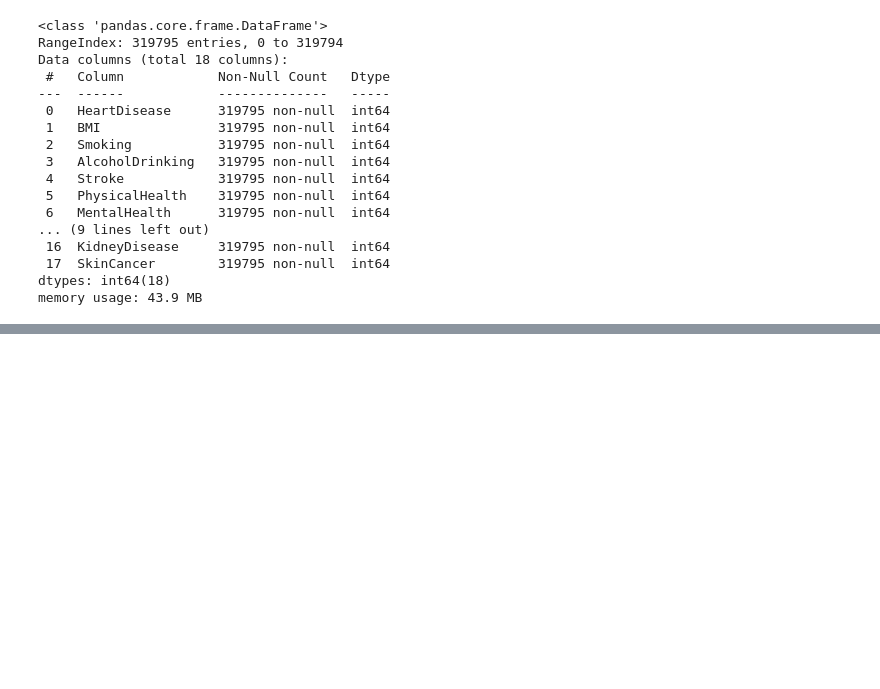
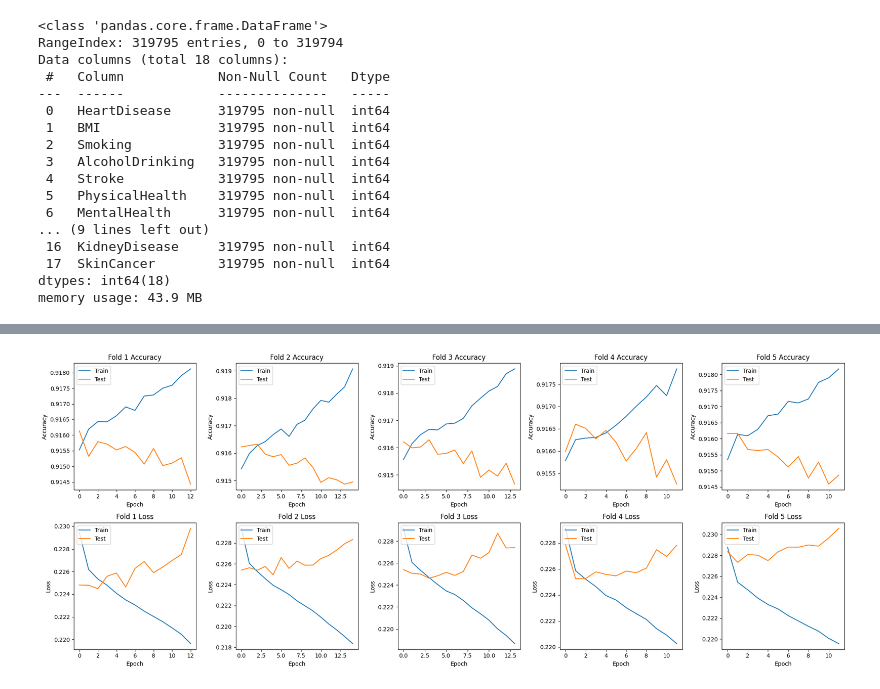
Before and after one commit to yahyamomtaz/Heart-Attack-Project, a Jupyter notebook: Mod_B_colab.ipynb, the cells around one changed output, grey strips where cells are left out. Drawn from its saved outputs; the diff is of its cells as text; code cells hidden in the pictures; blank space fills up the shorter version.

```diff
--- a/Mod_B_colab.ipynb
+++ b/Mod_B_colab.ipynb
@@ -433,0 +308,11 @@ roc_auc = auc(fpr, tpr)
+# %%
+def create_model(input_shape):
+    model = Sequential([
+        InputLayer(input_shape=input_shape),
+        Dense(128, activation='relu'),
+        Dense(64, activation='relu'),
+        Dense(1, activation='sigmoid')
+    ])
+
+    model.compile(optimizer='adam', loss='binary_crossentropy', metrics=['accuracy'])
+    return model
@@ -434 +389,29 @@ roc_auc = auc(fpr, tpr)
+# %%
+def plot_history(histories):
+    n_folds = len(histories)
+    fig, axs = plt.subplots(2, n_folds, figsize=(n_folds * 4, 8))
+
+    for i, history in enumerate(histories):
+        # Plot Accuracy
+        axs[0, i].plot(history.history['accuracy'])
+        axs[0, i].plot(history.history['val_accuracy'])
+        axs[0, i].set_title(f'Fold {i+1} Accuracy')
+        axs[0, i].set_ylabel('Accuracy')
+        axs[0, i].set_xlabel('Epoch')
+        axs[0, i].legend(['Train', 'Test'], loc='upper left')
+
+        # Plot Loss
+        axs[1, i].plot(history.history['loss'])
+        axs[1, i].plot(history.history['val_loss'])
+        axs[1, i].set_title(f'Fold {i+1} Loss')
+        axs[1, i].set_ylabel('Loss')
+        axs[1, i].set_xlabel('Epoch')
+        axs[1, i].legend(['Train', 'Test'], loc='upper left')
+
+    plt.tight_layout()
+    plt.show()
+
+plot_history(histories)
+# %% [output]
+[figure, added]
 # %%
```
Also changed, not shown: parts of 24 cells of this notebook.
